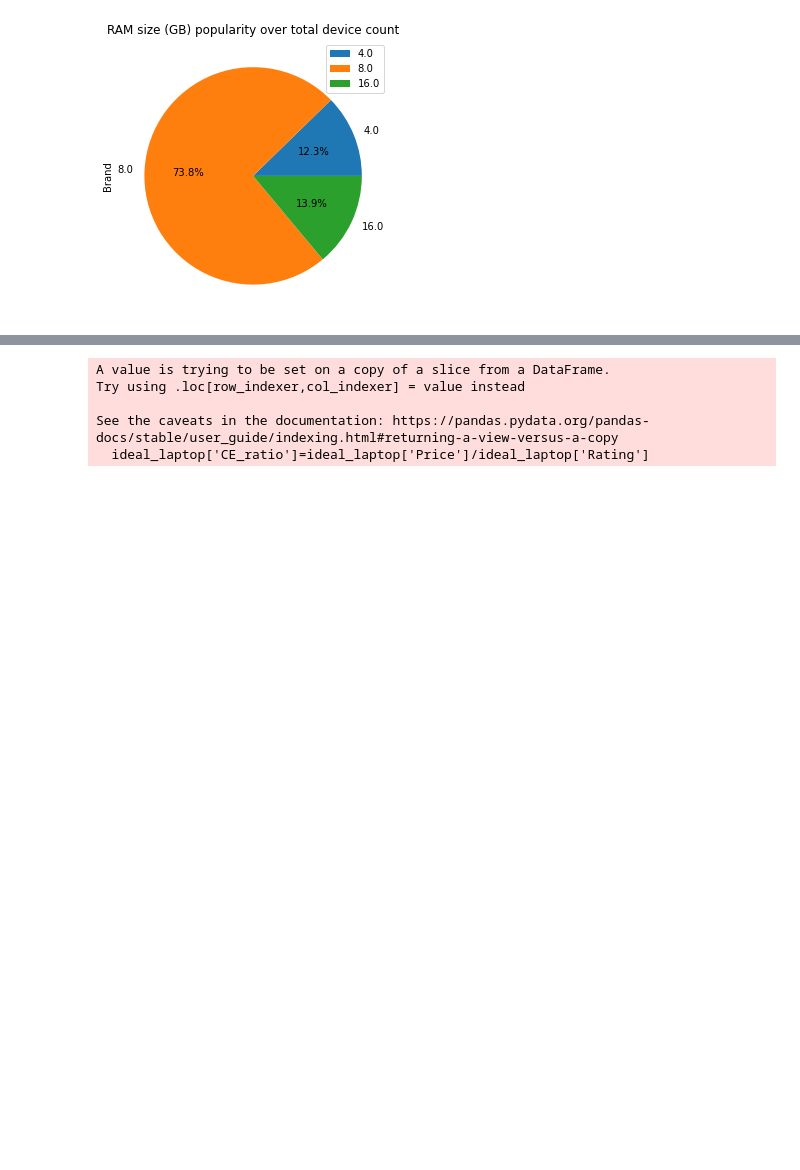
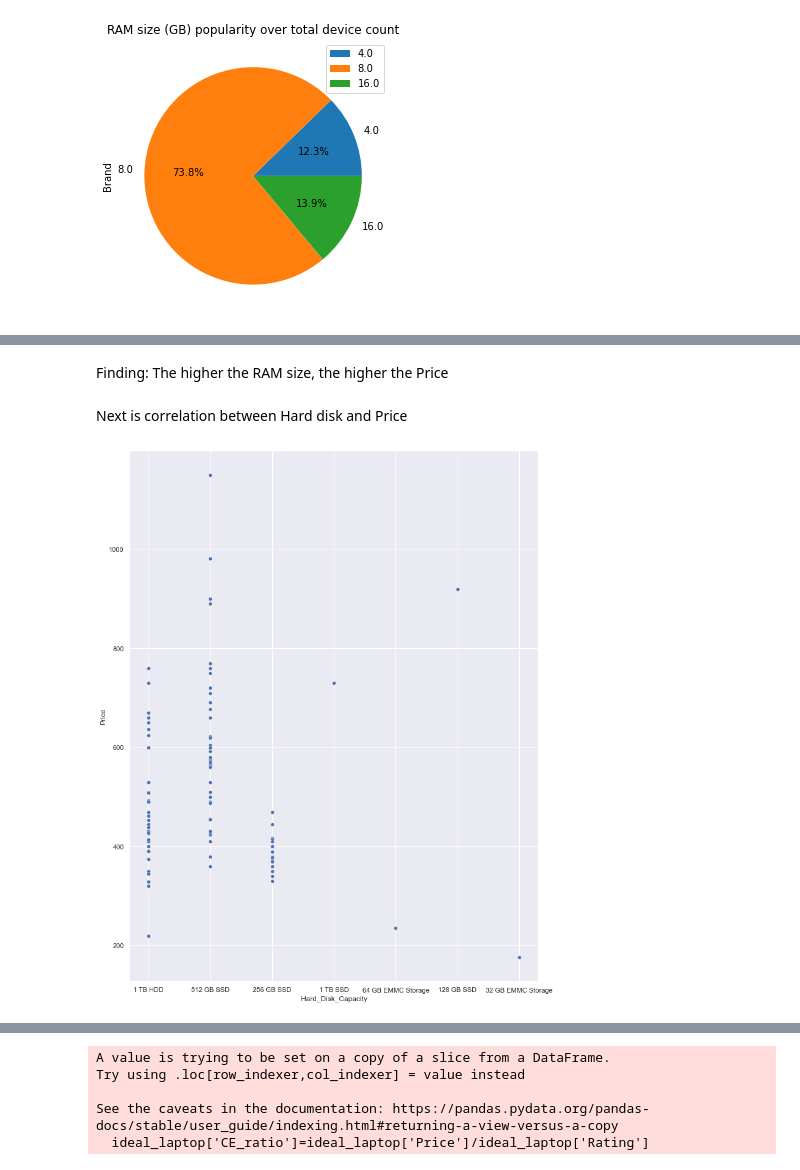
Before and after one commit to kiadwa/laptop_analysis, a Jupyter notebook: laptop-dataset-cleaning-and-best-to-buy-analysis.ipynb, the cells around one changed output, grey strips where cells are left out. Cells and saved outputs as stored; diff of their text form; code cells hidden in the pictures; blank space fills up the shorter version.

```diff
--- a/laptop-dataset-cleaning-and-best-to-buy-analysis.ipynb
+++ b/laptop-dataset-cleaning-and-best-to-buy-analysis.ipynb
@@ -19,5 +21,7 @@ for dirname, _, filenames in os.walk('/kaggle/input'):
 # %%
-file_path=r'C:\Users\phkya\Documents\GitHub\laptop_analysis\Laptop.csv'
+#import data
+
+file_path=r'Laptop.csv'
 
 laptop = pd.read_csv(file_path)
 # %%
@@ -297,7 +338,0 @@ sns.scatterplot(x=laptop['RAM'], y=laptop['Price']);
-# %%
-#does Hard disk size has impact on the Price ?
-sns.scatterplot(x=laptop['Hard_Disk_Capacity'], y=laptop['Price']);
-sns.set(rc={'figure.figsize':(11.7,16)})
-
-#No, the hard disk capacity does not have an critical impact on the price of the laptop.Most of the population lies on 1TB HDD, 512GB SSD, 256GB SSD. Since having an SSD would be better nowadays
-#we will select 512 GB SSD as our favorable attribute since we value performance of the device
@@ -319,0 +397,9 @@ plt.show()
+# %% [markdown]
+Finding: The higher the RAM size, the higher the Price
+# %% [markdown]
+Next is correlation between Hard disk and Price
+# %%
+sns.scatterplot(x=laptop['Hard_Disk_Capacity'], y=laptop['Price']);
+sns.set(rc={'figure.figsize':(11,16)})
+# %% [output]
+[figure, added]
```
Also changed, not shown: parts of 67 cells of this notebook.
